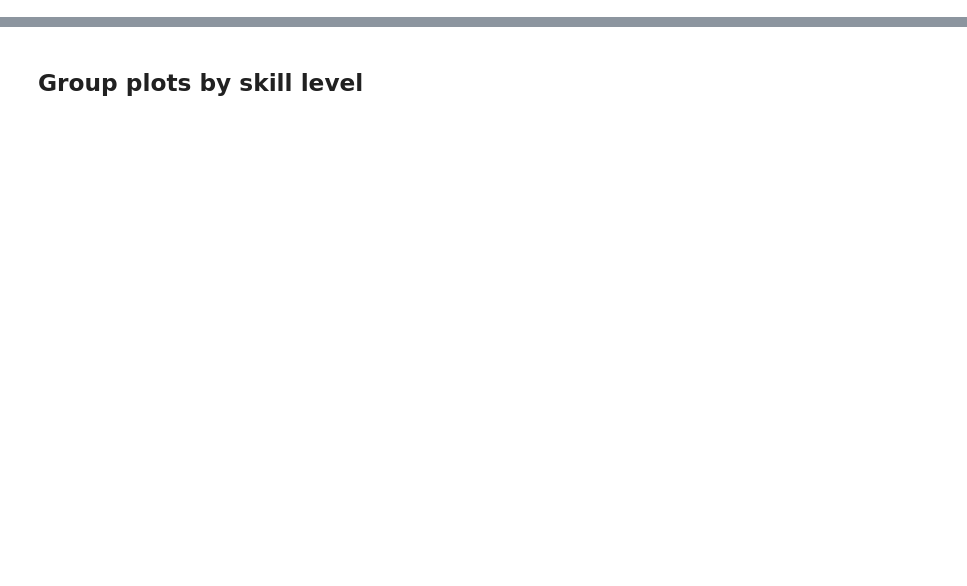
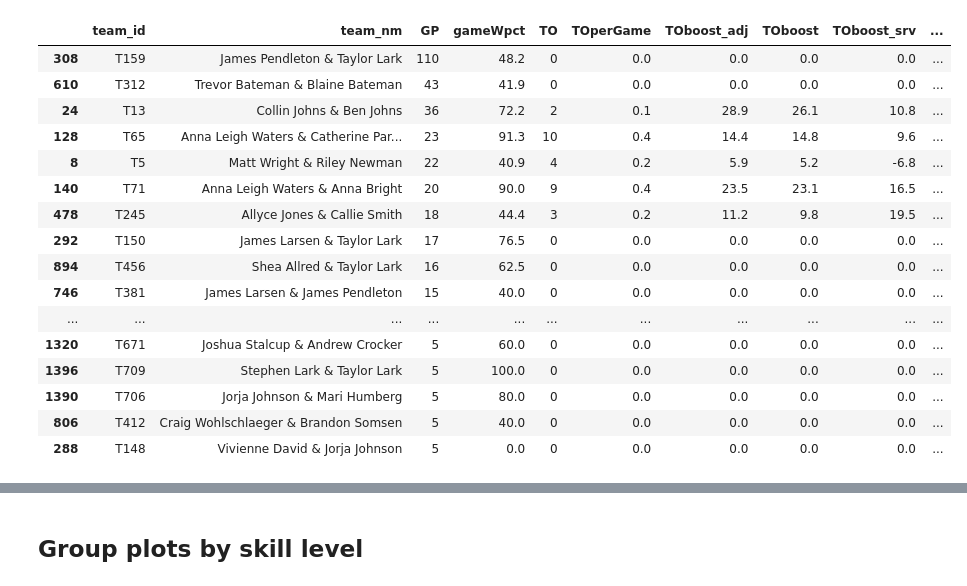
Before and after one commit to conner-mcnicholas/Pickleball_Timeout_Analysis, a Jupyter notebook: src/timeout_analysis.ipynb, the cells around one changed output, grey strips where cells are left out. Cells and saved outputs as stored; diff of their text form; code cells hidden in the pictures; blank space fills up the shorter version.

```diff
--- a/src/timeout_analysis.ipynb
+++ b/src/timeout_analysis.ipynb
@@ -569,0 +620,20 @@ team timeout data, sorted descending by timeouts per game and change in win % du
+# %%
+df_teamstats.sort_values('GP',ascending=False).head(50)
+# %% [output]
+|  | team_id | team_nm | GP | gameWpct | TO | TOperGame | TOboost_adj | TOboost | TOboost_srv | ... |
+| 308 | T159 | James Pendleton & Taylor Lark | 110 | 48.2 | 0 | 0.0 | 0.0 | 0.0 | 0.0 | ... |
+| 610 | T312 | Trevor Bateman & Blaine Bateman | 43 | 41.9 | 0 | 0.0 | 0.0 | 0.0 | 0.0 | ... |
+| 24 | T13 | Collin Johns & Ben Johns | 36 | 72.2 | 2 | 0.1 | 28.9 | 26.1 | 10.8 | ... |
+| 128 | T65 | Anna Leigh Waters & Catherine Par... | 23 | 91.3 | 10 | 0.4 | 14.4 | 14.8 | 9.6 | ... |
+| 8 | T5 | Matt Wright & Riley Newman | 22 | 40.9 | 4 | 0.2 | 5.9 | 5.2 | -6.8 | ... |
+| 140 | T71 | Anna Leigh Waters & Anna Bright | 20 | 90.0 | 9 | 0.4 | 23.5 | 23.1 | 16.5 | ... |
+| 478 | T245 | Allyce Jones & Callie Smith | 18 | 44.4 | 3 | 0.2 | 11.2 | 9.8 | 19.5 | ... |
+| 292 | T150 | James Larsen & Taylor Lark | 17 | 76.5 | 0 | 0.0 | 0.0 | 0.0 | 0.0 | ... |
+| 894 | T456 | Shea Allred & Taylor Lark | 16 | 62.5 | 0 | 0.0 | 0.0 | 0.0 | 0.0 | ... |
+| 746 | T381 | James Larsen & James Pendleton | 15 | 40.0 | 0 | 0.0 | 0.0 | 0.0 | 0.0 | ... |
+| ... | ... | ... | ... | ... | ... | ... | ... | ... | ... | ... |
+| 1320 | T671 | Joshua Stalcup & Andrew Crocker | 5 | 60.0 | 0 | 0.0 | 0.0 | 0.0 | 0.0 | ... |
+| 1396 | T709 | Stephen Lark & Taylor Lark | 5 | 100.0 | 0 | 0.0 | 0.0 | 0.0 | 0.0 | ... |
+| 1390 | T706 | Jorja Johnson & Mari Humberg | 5 | 80.0 | 0 | 0.0 | 0.0 | 0.0 | 0.0 | ... |
+| 806 | T412 | Craig Wohlschlaeger & Brandon Somsen | 5 | 40.0 | 0 | 0.0 | 0.0 | 0.0 | 0.0 | ... |
+| 288 | T148 | Vivienne David & Jorja Johnson | 5 | 0.0 | 0 | 0.0 | 0.0 | 0.0 | 0.0 | ... |
```
Also changed, not shown: parts of 53 cells of this notebook, 3 other files.
